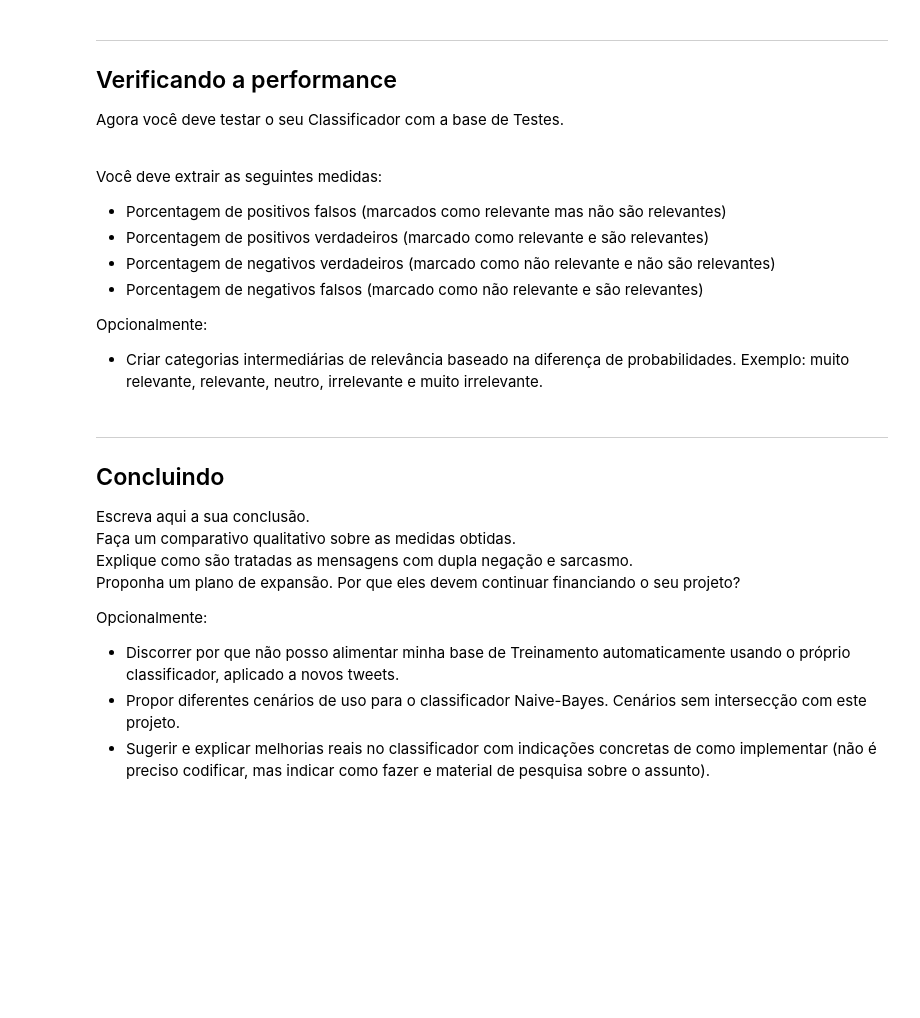
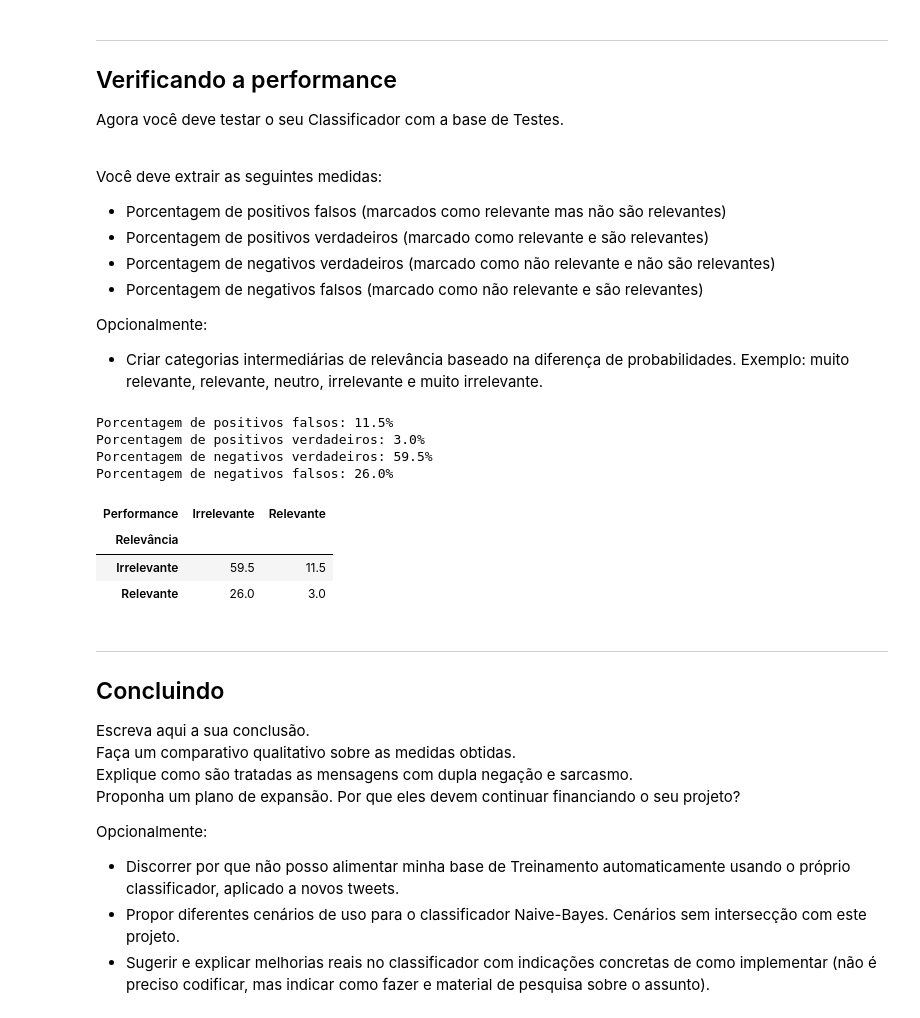
Before and after one commit to ThunderSly/CienciaDados, a Jupyter notebook: Projeto02.ipynb, the cells around one changed output. Saved outputs shown, nothing was run; the diff lists cells and outputs as text; code cells hidden in the pictures; blank space fills up the shorter version.

```diff
--- a/Projeto02.ipynb
+++ b/Projeto02.ipynb
@@ -72,7 +74,7 @@ Para realizar a captura dos dados é necessário ter uma conta cadastrada no twi
 
 **ATENÇÃO**: Nunca divulgue os dados desse arquivo online (GitHub, etc). Ele contém as chaves necessárias para realizar as operações no twitter de forma automática e portanto é equivalente a ser "hackeado". De posse desses dados, pessoas mal intencionadas podem fazer todas as operações manuais (tweetar, seguir, bloquear/desbloquear, listar os seguidores, etc). Para efeito do projeto, esse arquivo não precisa ser entregue!!!
 # %%
-'''#Dados de autenticação do twitter:
+#Dados de autenticação do twitter:
 
 #Coloque aqui o identificador da conta no twitter: @brunex887
 
@@ -82,4 +84,4 @@ with open('auth.pass') as fp:
 
 #Configurando a biblioteca. Não modificar
 auth = tweepy.OAuthHandler(data['consumer_key'], data['consumer_secret'])
-auth.set_access_token(data['access_token'], data['access_token_secret'])'''
+auth.set_access_token(data['access_token'], data['access_token_secret'])
@@ -295,6 +294,33 @@ Você deve extrair as seguintes medidas:
 
 Opcionalmente:
 * Criar categorias intermediárias de relevância baseado na diferença de probabilidades. Exemplo: muito relevante, relevante, neutro, irrelevante e muito irrelevante.
+# %%
+positivos_falsos = dadosteste[(dadosteste.Relevância== "Irrelevante") & (dadosteste.Performance== "Relevante")]
+positivos_verdadeiros = dadosteste[(dadosteste.Relevância== "Relevante") & (dadosteste.Performance== "Relevante")]
+negativos_verdadeiros = dadosteste[(dadosteste.Relevância== "Irrelevante") & (dadosteste.Performance== "Irrelevante")]
+negativos_falsos = dadosteste[(dadosteste.Relevância== "Relevante") & (dadosteste.Performance== "Irrelevante")]
+
+porc_positivos_falsos = positivos_falsos.shape[0]*100/dadosteste.shape[0]
+porc_positivos_verdadeiros = positivos_verdadeiros.shape[0]*100/dadosteste.shape[0]
+porc_negativos_verdadeiros = negativos_verdadeiros.shape[0]*100/dadosteste.shape[0]
+porc_negativos_falsos = negativos_falsos.shape[0]*100/dadosteste.shape[0]
+
+print("Porcentagem de positivos falsos: {}%" .format(porc_positivos_falsos))
+print("Porcentagem de positivos verdadeiros: {}%" .format(porc_positivos_verdadeiros))
+print("Porcentagem de negativos verdadeiros: {}%" .format(porc_negativos_verdadeiros))
+print("Porcentagem de negativos falsos: {}%" .format(porc_negativos_falsos))
+# %% [output]
+Porcentagem de positivos falsos: 11.5%
+Porcentagem de positivos verdadeiros: 3.0%
+Porcentagem de negativos verdadeiros: 59.5%
+Porcentagem de negativos falsos: 26.0%
+# %%
+pd.crosstab(dadosteste.Relevância, dadosteste.Performance, normalize=True)*100
+# %% [output]
+| Performance | Irrelevante | Relevante |
+| Relevância |  |  |
+| Irrelevante | 59.5 | 11.5 |
+| Relevante | 26.0 | 3.0 |
 # %% [markdown]
 ___
 ## Concluindo
```
Also changed, not shown: parts of 10 cells of this notebook.
